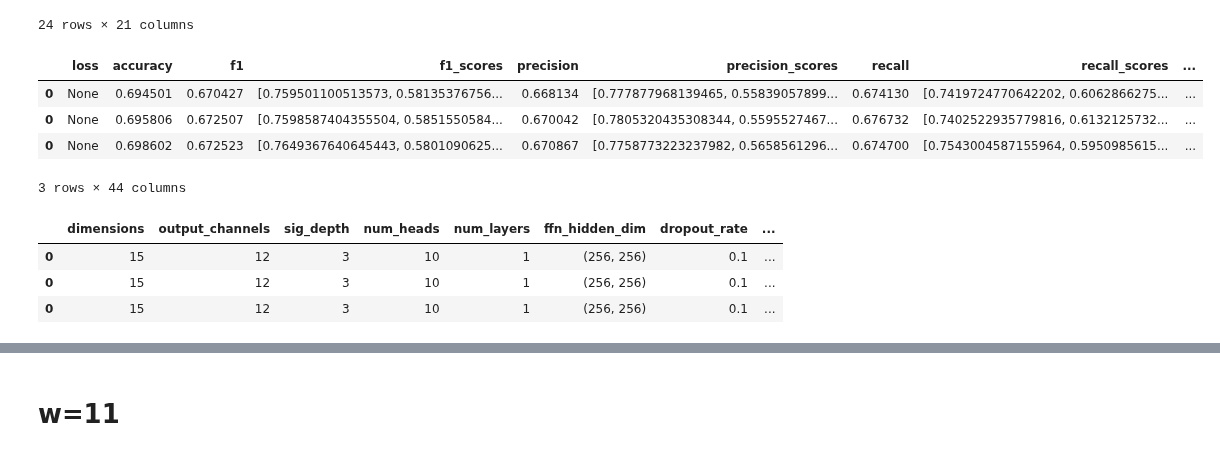
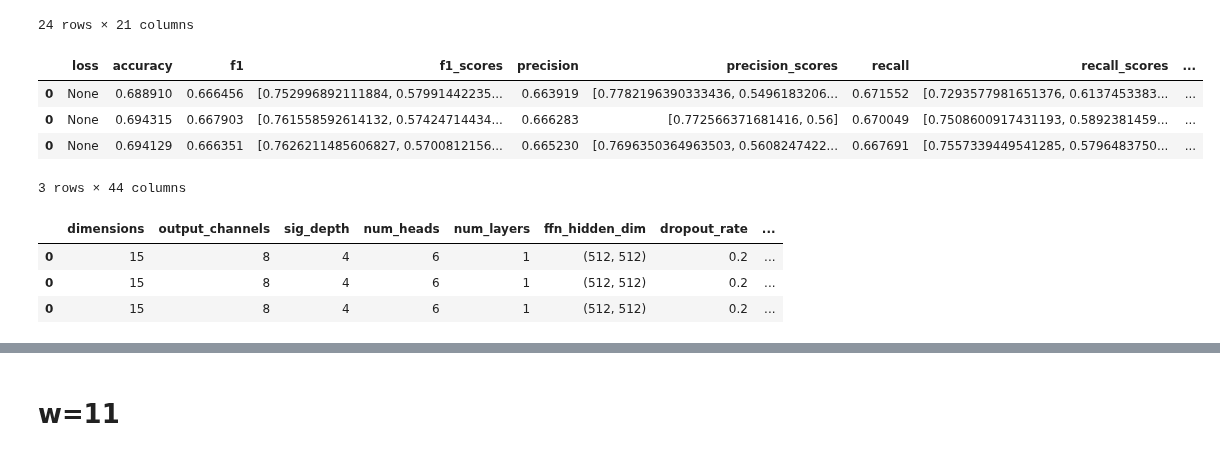
Before and after one commit to ttseriotou/sig-networks, a Jupyter notebook: notebooks/Rumours/rumours-swmhau.ipynb, the cells around one changed output, grey strips where cells are left out. Drawn from its saved outputs; the diff is of its cells as text; code cells hidden in the pictures.

```diff
--- a/notebooks/Rumours/rumours-swmhau.ipynb
+++ b/notebooks/Rumours/rumours-swmhau.ipynb
@@ -160,15 +160,15 @@ swmhau_network_grp_kfold_5.groupby(
 |  |  |  |  |  |  |  | 0.0010 | ... |
 24 rows × 21 columns
 # %%
-best_swmhau_network_grp_kfold_5
+best_swmhau_network_umap_kfold_5
 # %% [output]
 |  | loss | accuracy | f1 | f1_scores | precision | precision_scores | recall | recall_scores | ... |
-| 0 | None | 0.694501 | 0.670427 | [0.759501100513573, 0.58135376756... | 0.668134 | [0.777877968139465, 0.55839057899... | 0.674130 | [0.7419724770642202, 0.6062866275... | ... |
-| 0 | None | 0.695806 | 0.672507 | [0.7598587404355504, 0.5851550584... | 0.670042 | [0.7805320435308344, 0.5595527467... | 0.676732 | [0.7402522935779816, 0.6132125732... | ... |
-| 0 | None | 0.698602 | 0.672523 | [0.7649367640645443, 0.5801090625... | 0.670867 | [0.7758773223237982, 0.5658561296... | 0.674700 | [0.7543004587155964, 0.5950985615... | ... |
+| 0 | None | 0.688910 | 0.666456 | [0.752996892111884, 0.57991442235... | 0.663919 | [0.7782196390333436, 0.5496183206... | 0.671552 | [0.7293577981651376, 0.6137453383... | ... |
+| 0 | None | 0.694315 | 0.667903 | [0.761558592614132, 0.57424714434... | 0.666283 | [0.772566371681416, 0.56] | 0.670049 | [0.7508600917431193, 0.5892381459... | ... |
+| 0 | None | 0.694129 | 0.666351 | [0.7626211485606827, 0.5700812156... | 0.665230 | [0.7696350364963503, 0.5608247422... | 0.667691 | [0.7557339449541285, 0.5796483750... | ... |
 3 rows × 44 columns
 # %%
-best_swmhau_network_grp_kfold_5[
+best_swmhau_network_umap_kfold_5[
     [
         "dimensions",
         "output_channels",
@@ -182,6 +182,6 @@ best_swmhau_network_grp_kfold_5[
 ]
 # %% [output]
 |  | dimensions | output_channels | sig_depth | num_heads | num_layers | ffn_hidden_dim | dropout_rate | ... |
-| 0 | 15 | 12 | 3 | 10 | 1 | (256, 256) | 0.1 | ... |
-| 0 | 15 | 12 | 3 | 10 | 1 | (256, 256) | 0.1 | ... |
-| 0 | 15 | 12 | 3 | 10 | 1 | (256, 256) | 0.1 | ... |
+| 0 | 15 | 8 | 4 | 6 | 1 | (512, 512) | 0.2 | ... |
+| 0 | 15 | 8 | 4 | 6 | 1 | (512, 512) | 0.2 | ... |
+| 0 | 15 | 8 | 4 | 6 | 1 | (512, 512) | 0.2 | ... |
```
Also changed, not shown: parts of 55 cells of this notebook, 55 other files.
